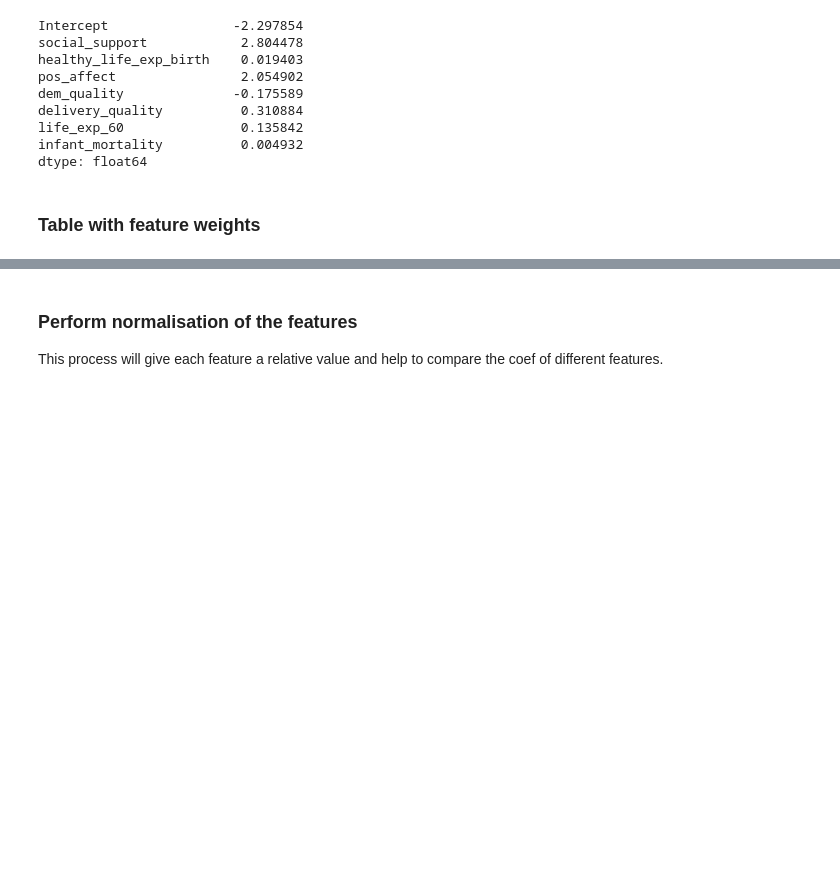
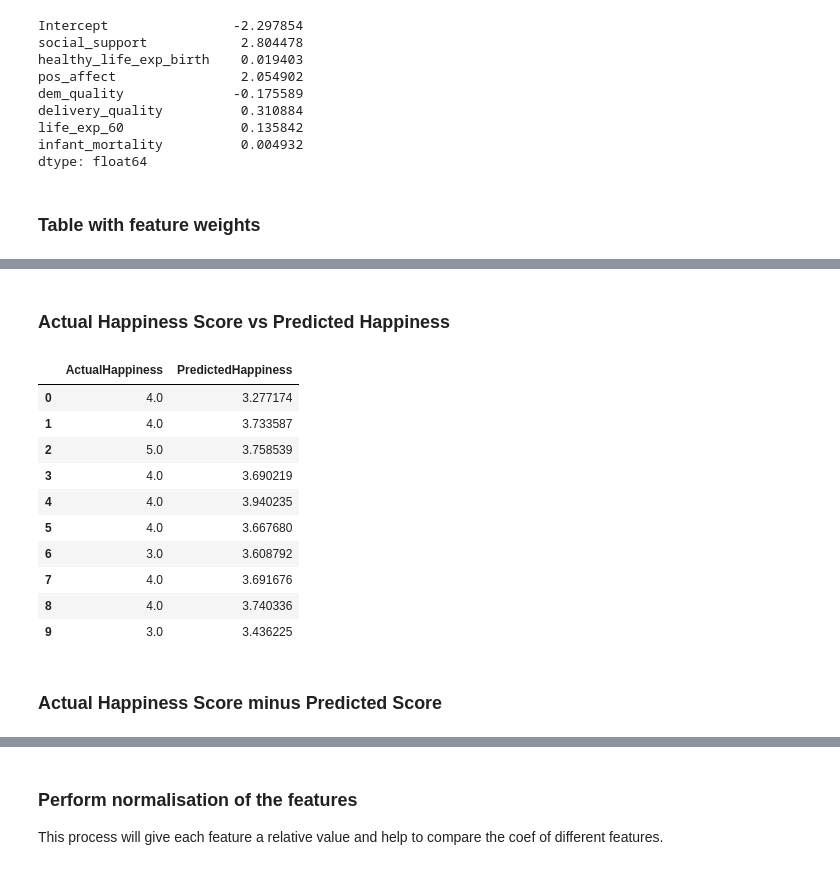
Before and after one commit to thanders/COMP47350_happiness, a Jupyter notebook: group_project/LinearRegressionAlan.ipynb, the cells around one changed output, grey strips where cells are left out. Drawn from its saved outputs; the diff is of its cells as text; code cells hidden in the pictures; blank space fills up the shorter version.

```diff
--- a/group_project/LinearRegressionAlan.ipynb
+++ b/group_project/LinearRegressionAlan.ipynb
@@ -242,0 +267,19 @@ strong multicollinearity or other numerical problems.
+# %% [markdown]
+### Actual Happiness Score vs Predicted Happiness
+# %%
+predict_df_train = pd.DataFrame({'ActualHappiness': df_train.happiness_score, 'PredictedHappiness': lm.predict(df_train)})
+predict_df_train.head(10)
+# %% [output]
+|  | ActualHappiness | PredictedHappiness |
+| 0 | 4.0 | 3.277174 |
+| 1 | 4.0 | 3.733587 |
+| 2 | 5.0 | 3.758539 |
+| 3 | 4.0 | 3.690219 |
+| 4 | 4.0 | 3.940235 |
+| 5 | 4.0 | 3.667680 |
+| 6 | 3.0 | 3.608792 |
+| 7 | 4.0 | 3.691676 |
+| 8 | 4.0 | 3.740336 |
+| 9 | 3.0 | 3.436225 |
+# %% [markdown]
+### Actual Happiness Score minus Predicted Score
```
Also changed, not shown: parts of 19 cells of this notebook.
